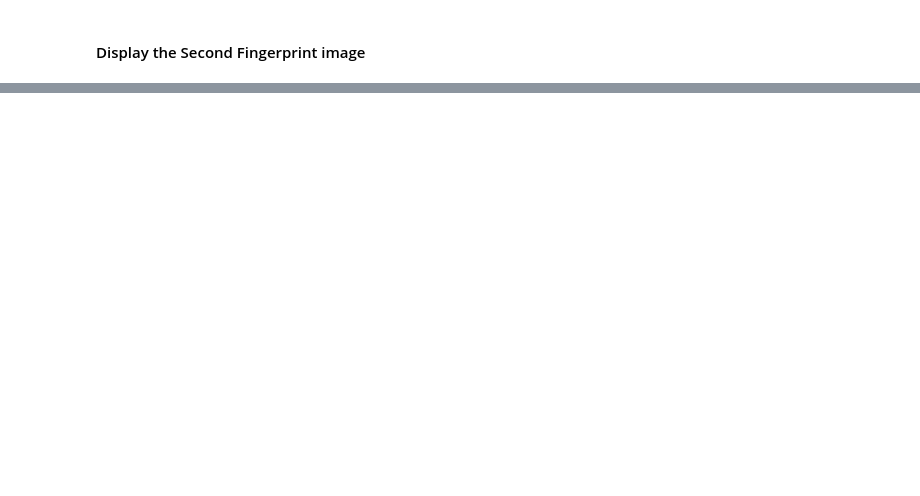
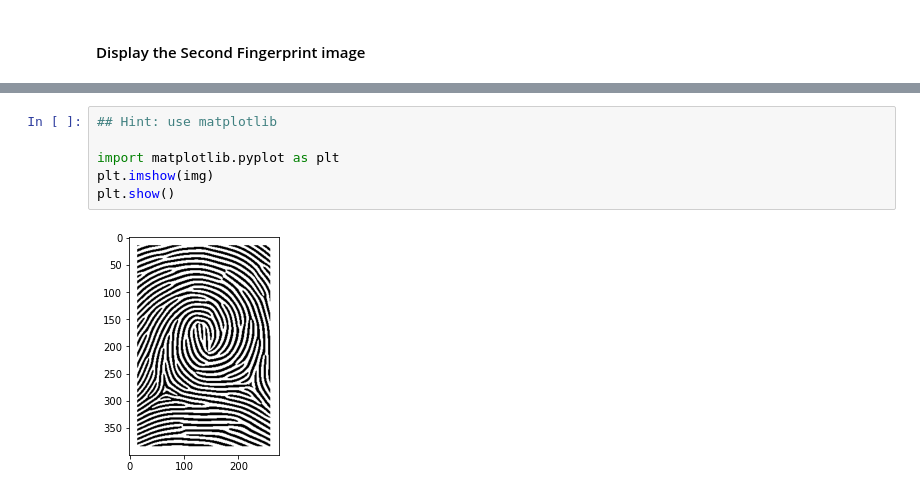
Before and after one commit to nishkalprakash/learn-fingerprint-processing, a Jupyter notebook: milestone_1.ipynb, the cells around one changed output, grey strips where cells are left out. Drawn from its saved outputs; the diff is of its cells as text; blank space fills up the shorter version.

```diff
--- a/milestone_1.ipynb
+++ b/milestone_1.ipynb
@@ -65,0 +101,8 @@ You may add more code and markdown cells as needed
+# %%
+## Hint: use matplotlib
+
+import matplotlib.pyplot as plt
+plt.imshow(img)
+plt.show()
+# %% [output]
+[figure, added]
```
Also changed, not shown: parts of 15 cells of this notebook, 2 other files.
